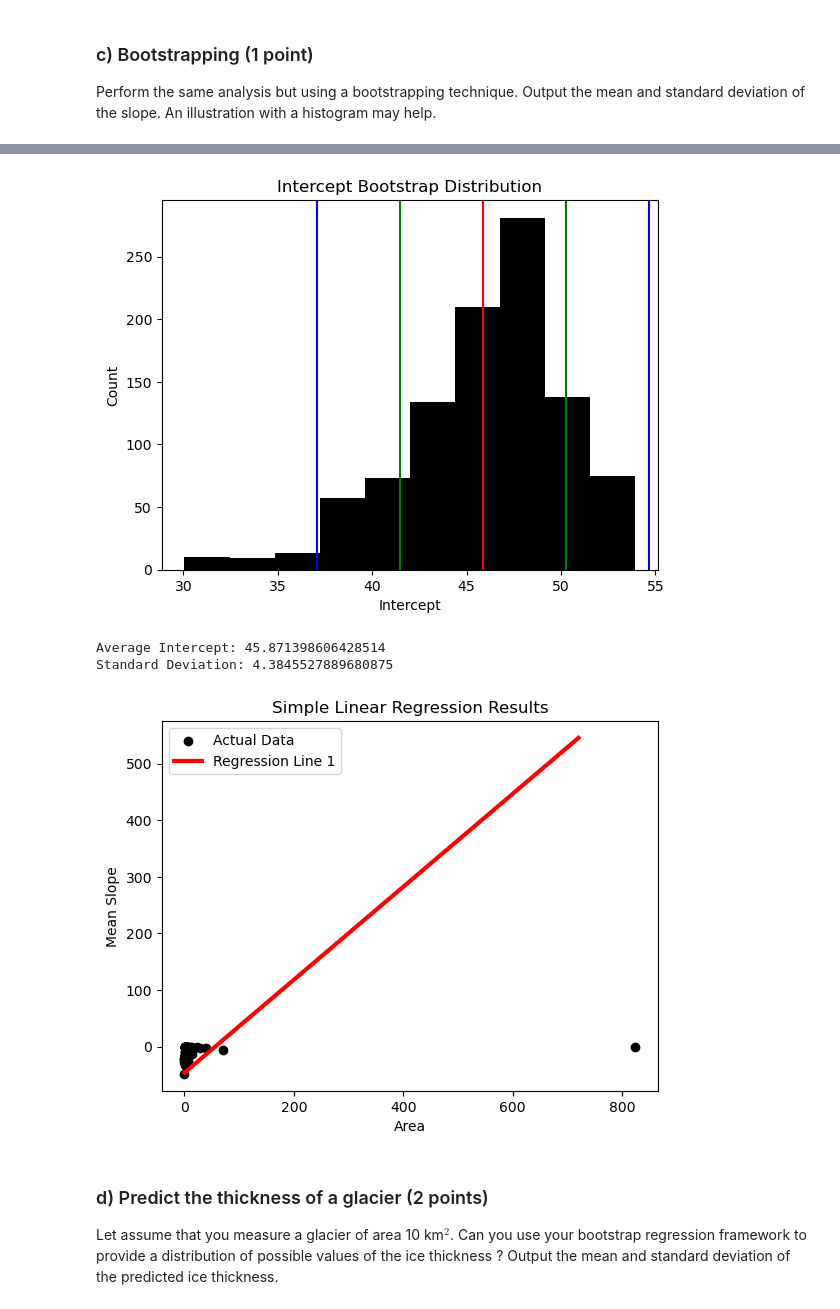
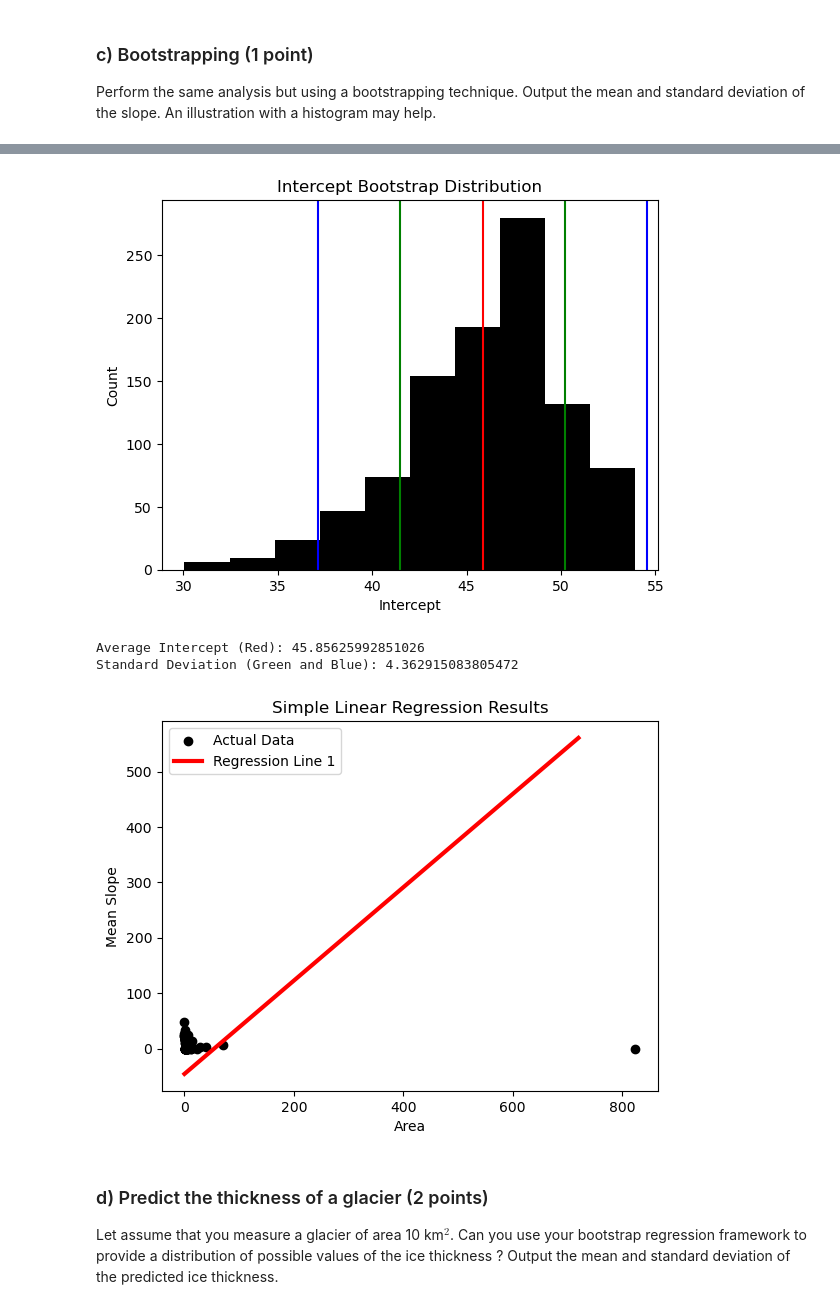
Before and after one commit to UW-ESS-DS/MLGeo23_Jontkc98, a Jupyter notebook: Homework2/homework_2.ipynb, the cells around one changed output, grey strips where cells are left out. Saved outputs shown, nothing was run; the diff lists cells and outputs as text; code cells hidden in the pictures.

```diff
--- a/Homework2/homework_2.ipynb
+++ b/Homework2/homework_2.ipynb
@@ -254,7 +254,7 @@ You may use Pandas functionalities to explore correlation between data. Use the
 # %%
 #solution
 newDf = df[['log_area', 'mean_slope', 'mean_thickness']]
-df['mean_slope'] = df['mean_slope'] * -1
+
 allCorr = newDf.corr(method='pearson')
 print(allCorr)
 # %% [output]
@@ -295,9 +295,6 @@ Remember that a linear regression is finding $a$ and $b$ knowing both $x$ and th
 __Tips__:
 a. make sure that the dimensions are correct and that there is no NaNs and zeros.
 b. Make sure to inport the scikit learn linear regression function and the error metrics.
-# %%
-len(df['area'])
-df['mean_slope'] = df['mean_slope'] * -1
 # %%
 from sklearn.model_selection import train_test_split
 from sklearn.linear_model import LinearRegression
@@ -576,30 +527,30 @@ plt.axvline(x = intercept_array_mean - 2 * array_std, color='b')
 # plt.axvline(x=np.median(corr_coef_collector), color='blue')
 # plt.legend(['True correlation coefficient', 'Median correlation coefficient'])
 plt.show()
-print(f'Average Intercept: {intercept_array_mean}')
-print(f'Standard Deviation: {array_std}')
+print(f'Average Intercept (Red): {intercept_array_mean}')
+print(f'Standard Deviation (Green and Blue): {array_std}')
 # %% [output]
-[figure, old version]
+[figure, new version]
-Average Intercept: 45.871398606428514
-Standard Deviation: 4.3845527889680875
+Average Intercept (Red): 45.85625992851026
+Standard Deviation (Green and Blue): 4.362915083805472
 # %%
 x = np.arange(0, 800, 80)
 
 # solution
 # Scatter plot of the actual data
-plt.scatter(df['area'], df['mean_slope'] * 1, color='black', label='Actual Data')
+plt.scatter(df['area'], df['mean_slope'], color='black', label='Actual Data')
 
 # Regression line
 plt.plot(x, x * slope_array_mean - intercept_array_mean, color='red', linewidth=3, label='Regression Line 1')
 
 
 plt.xlabel('Area')
 plt.ylabel('Mean Slope')
 plt.title('Simple Linear Regression Results')
 plt.legend()
 plt.show()
 # %% [output]
-[figure, old version]
+[figure, new version]
 # %% [markdown]
 ### d) Predict the thickness of a glacier (2 points)
 
```
Also changed, not shown: parts of 21 cells of this notebook.
